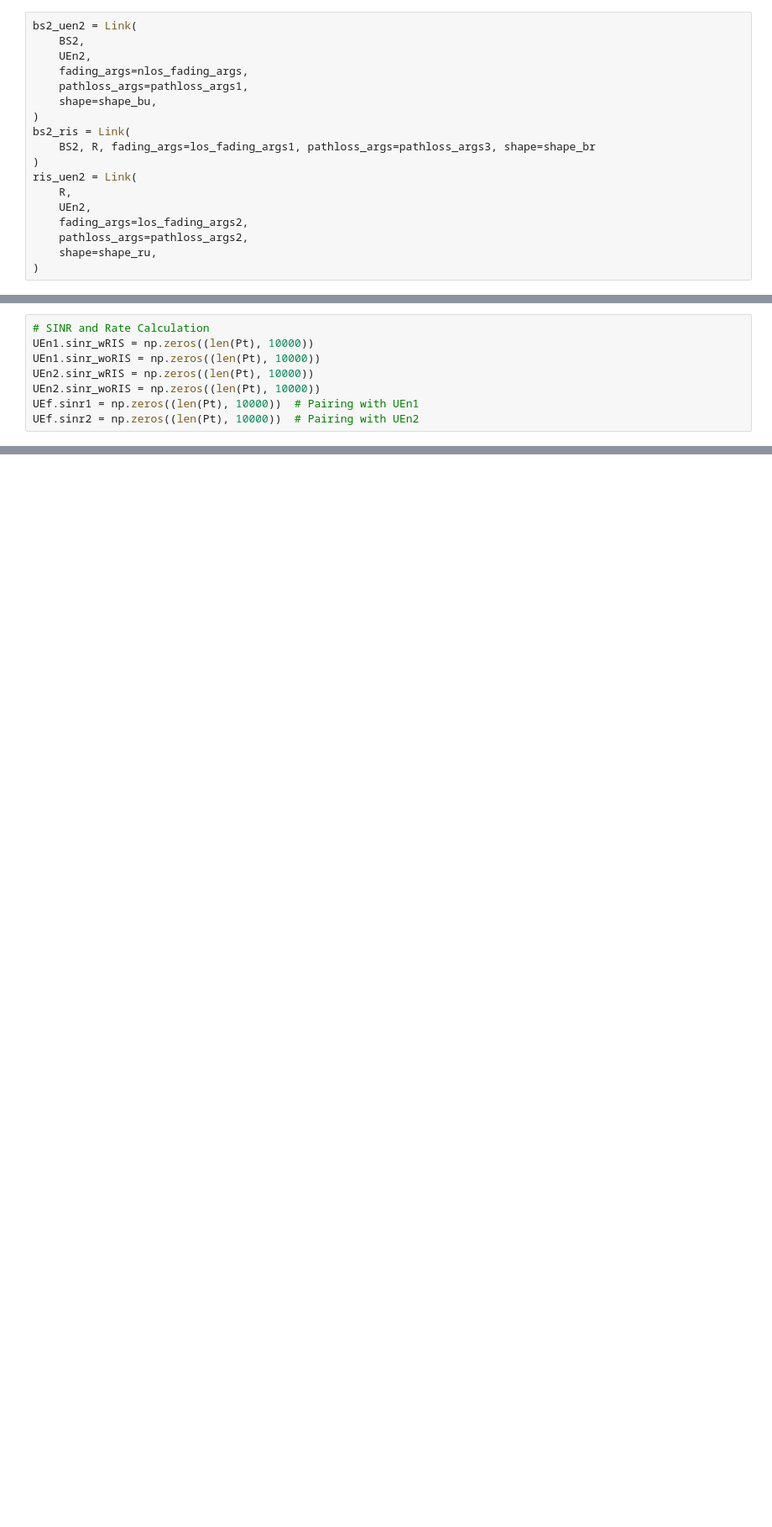
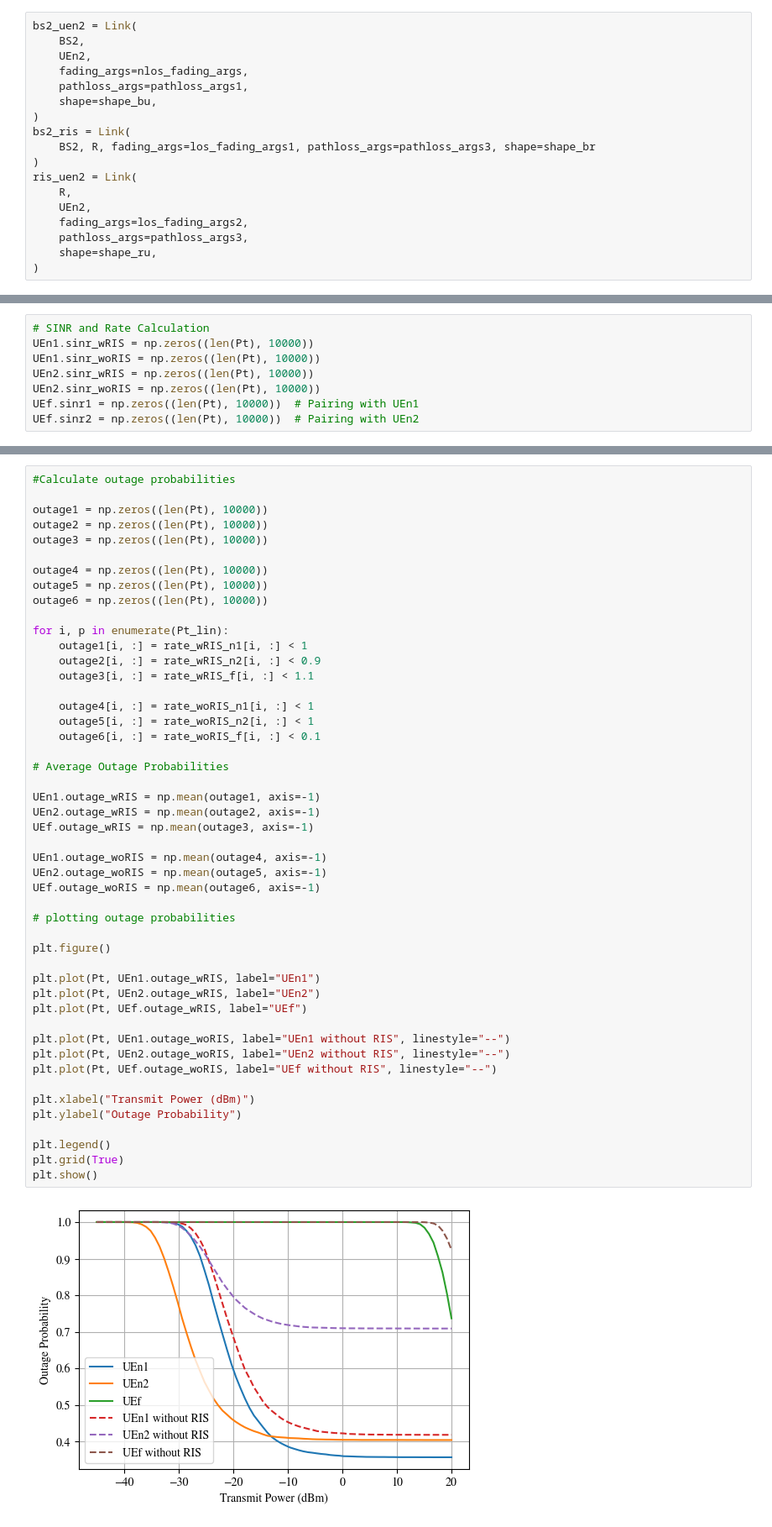
Before and after one commit to ahmd-mohsin/Aerial-RIS-Assisted-CoMP-NOMA-Network, a Jupyter notebook: main.ipynb, the cells around one changed output, grey strips where cells are left out. Shown at 84% size. Cells and saved outputs as stored; diff of their text form; blank space fills up the shorter version.

```diff
--- a/main.ipynb
+++ b/main.ipynb
@@ -133,6 +140,6 @@ ris_uen2 = Link(
     R,
     UEn2,
     fading_args=los_fading_args2,
-    pathloss_args=pathloss_args2,
+    pathloss_args=pathloss_args3,
     shape=shape_ru,
 )
@@ -231,0 +315,50 @@ plt.show()
+# %%
+#Calculate outage probabilities
+
+outage1 = np.zeros((len(Pt), 10000))
+outage2 = np.zeros((len(Pt), 10000))
+outage3 = np.zeros((len(Pt), 10000))
+
+outage4 = np.zeros((len(Pt), 10000))
+outage5 = np.zeros((len(Pt), 10000))
+outage6 = np.zeros((len(Pt), 10000))
+
+for i, p in enumerate(Pt_lin):
+    outage1[i, :] = rate_wRIS_n1[i, :] < 1
+    outage2[i, :] = rate_wRIS_n2[i, :] < 0.9
+    outage3[i, :] = rate_wRIS_f[i, :] < 1.1
+
+    outage4[i, :] = rate_woRIS_n1[i, :] < 1
+    outage5[i, :] = rate_woRIS_n2[i, :] < 1
+    outage6[i, :] = rate_woRIS_f[i, :] < 0.1
+
+# Average Outage Probabilities
+
+UEn1.outage_wRIS = np.mean(outage1, axis=-1)
+UEn2.outage_wRIS = np.mean(outage2, axis=-1)
+UEf.outage_wRIS = np.mean(outage3, axis=-1)
+
+UEn1.outage_woRIS = np.mean(outage4, axis=-1)
+UEn2.outage_woRIS = np.mean(outage5, axis=-1)
+UEf.outage_woRIS = np.mean(outage6, axis=-1)
+
+# plotting outage probabilities
+
+plt.figure()
+
+plt.plot(Pt, UEn1.outage_wRIS, label="UEn1")
+plt.plot(Pt, UEn2.outage_wRIS, label="UEn2")
+plt.plot(Pt, UEf.outage_wRIS, label="UEf")
+
+plt.plot(Pt, UEn1.outage_woRIS, label="UEn1 without RIS", linestyle="--")
+plt.plot(Pt, UEn2.outage_woRIS, label="UEn2 without RIS", linestyle="--")
+plt.plot(Pt, UEf.outage_woRIS, label="UEf without RIS", linestyle="--")
+
+plt.xlabel("Transmit Power (dBm)")
+plt.ylabel("Outage Probability")
+
+plt.legend()
+plt.grid(True)
+plt.show()
+# %% [output]
+[figure, added]
```
Also changed, not shown: parts of 16 cells of this notebook, 3 other files.
